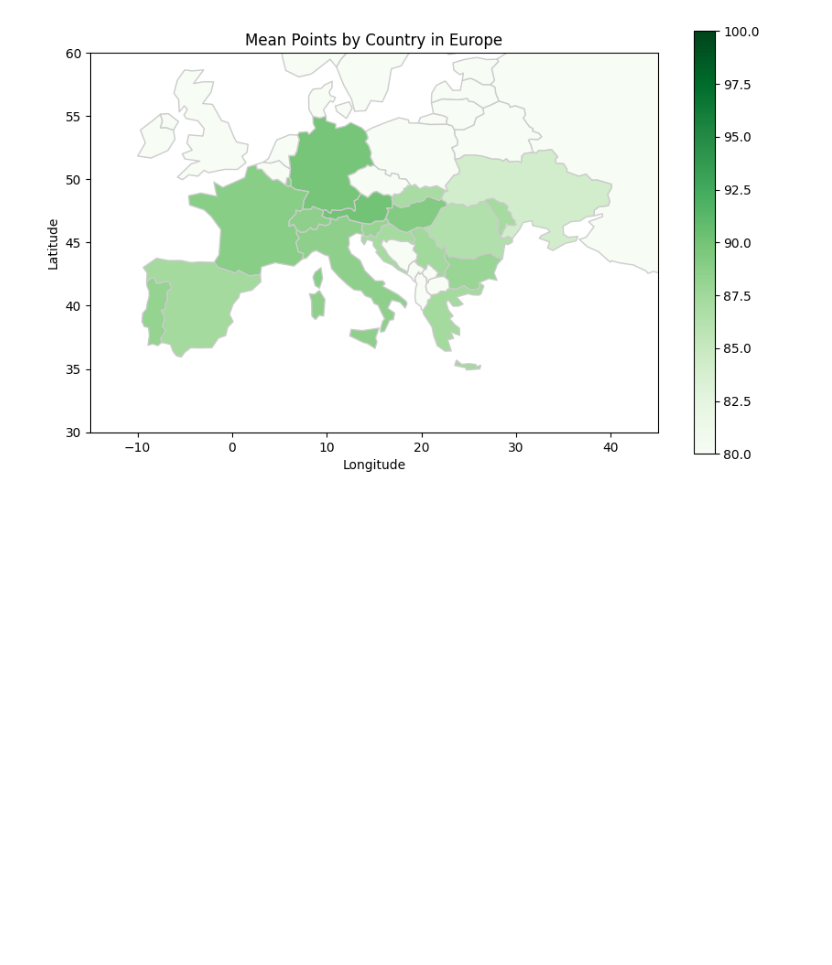
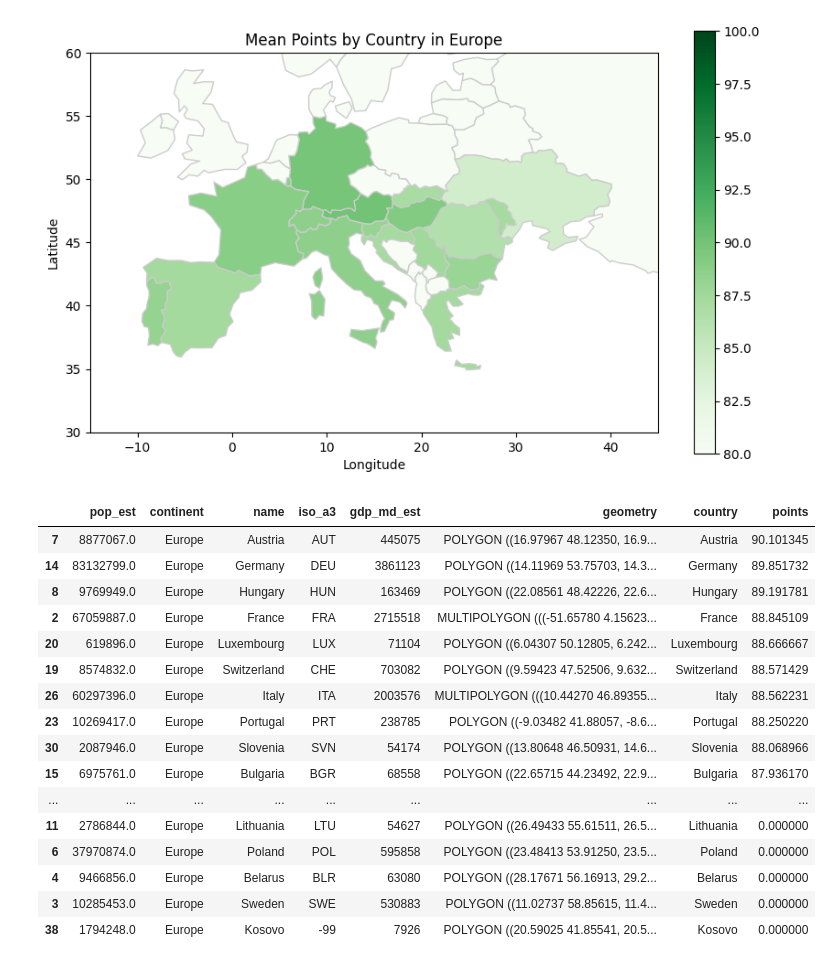
Before and after one commit to dilara444/TechLabsDUS_WineNot, a Jupyter notebook: notebooks/Katya-notebook.ipynb, the cells around one changed output. Saved outputs shown, nothing was run; the diff lists cells and outputs as text; code cells hidden in the pictures; blank space fills up the shorter version.

Commit message:
Europe statistics

```diff
--- a/notebooks/Katya-notebook.ipynb
+++ b/notebooks/Katya-notebook.ipynb
@@ -346,3 +346,26 @@ ax.set_ylim(lat_min, lat_max)
 plt.show()
 # %% [output]
 [figure]
+# %%
+sorted_europe = europe_with_mean_points.sort_values(by='points', ascending=False)
+
+# Display the sorted DataFrame
+display(sorted_europe)
+# %% [output]
+|  | pop_est | continent | name | iso_a3 | gdp_md_est | geometry | country | points |
+| 7 | 8877067.0 | Europe | Austria | AUT | 445075 | POLYGON ((16.97967 48.12350, 16.9... | Austria | 90.101345 |
+| 14 | 83132799.0 | Europe | Germany | DEU | 3861123 | POLYGON ((14.11969 53.75703, 14.3... | Germany | 89.851732 |
+| 8 | 9769949.0 | Europe | Hungary | HUN | 163469 | POLYGON ((22.08561 48.42226, 22.6... | Hungary | 89.191781 |
+| 2 | 67059887.0 | Europe | France | FRA | 2715518 | MULTIPOLYGON (((-51.65780 4.15623... | France | 88.845109 |
+| 20 | 619896.0 | Europe | Luxembourg | LUX | 71104 | POLYGON ((6.04307 50.12805, 6.242... | Luxembourg | 88.666667 |
+| 19 | 8574832.0 | Europe | Switzerland | CHE | 703082 | POLYGON ((9.59423 47.52506, 9.632... | Switzerland | 88.571429 |
+| 26 | 60297396.0 | Europe | Italy | ITA | 2003576 | MULTIPOLYGON (((10.44270 46.89355... | Italy | 88.562231 |
+| 23 | 10269417.0 | Europe | Portugal | PRT | 238785 | POLYGON ((-9.03482 41.88057, -8.6... | Portugal | 88.250220 |
+| 30 | 2087946.0 | Europe | Slovenia | SVN | 54174 | POLYGON ((13.80648 46.50931, 14.6... | Slovenia | 88.068966 |
+| 15 | 6975761.0 | Europe | Bulgaria | BGR | 68558 | POLYGON ((22.65715 44.23492, 22.9... | Bulgaria | 87.936170 |
+| ... | ... | ... | ... | ... | ... | ... | ... | ... |
+| 11 | 2786844.0 | Europe | Lithuania | LTU | 54627 | POLYGON ((26.49433 55.61511, 26.5... | Lithuania | 0.000000 |
+| 6 | 37970874.0 | Europe | Poland | POL | 595858 | POLYGON ((23.48413 53.91250, 23.5... | Poland | 0.000000 |
+| 4 | 9466856.0 | Europe | Belarus | BLR | 63080 | POLYGON ((28.17671 56.16913, 29.2... | Belarus | 0.000000 |
+| 3 | 10285453.0 | Europe | Sweden | SWE | 530883 | POLYGON ((11.02737 58.85615, 11.4... | Sweden | 0.000000 |
+| 38 | 1794248.0 | Europe | Kosovo | -99 | 7926 | POLYGON ((20.59025 41.85541, 20.5... | Kosovo | 0.000000 |
```
